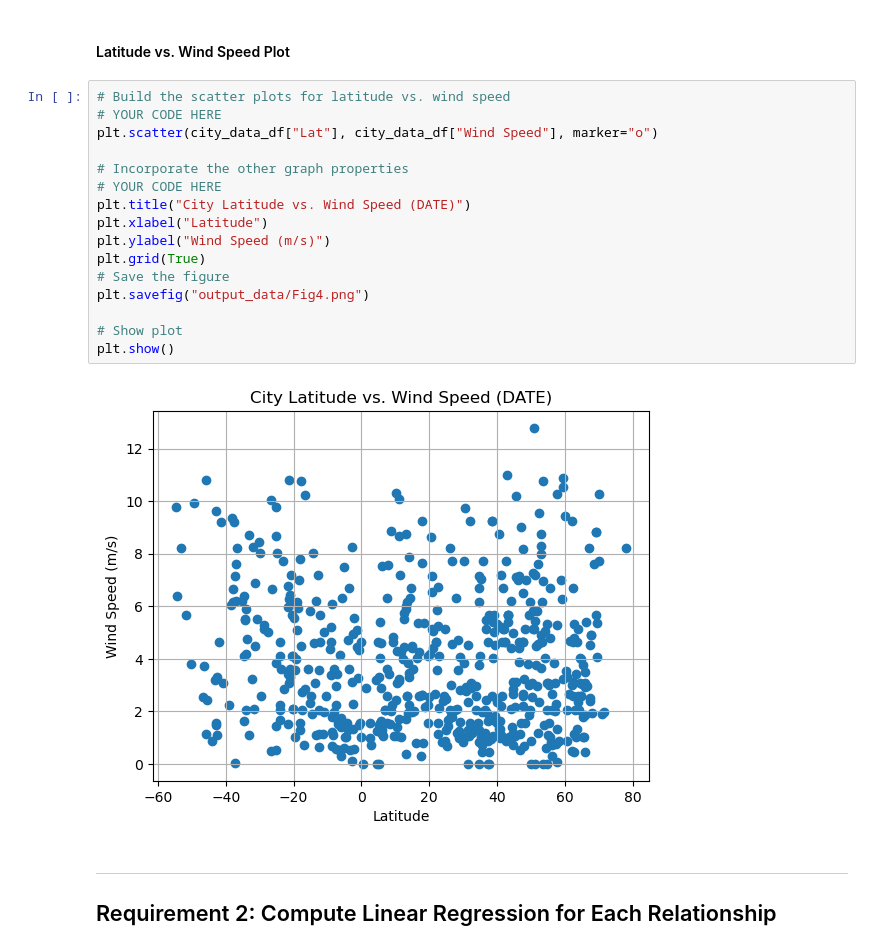
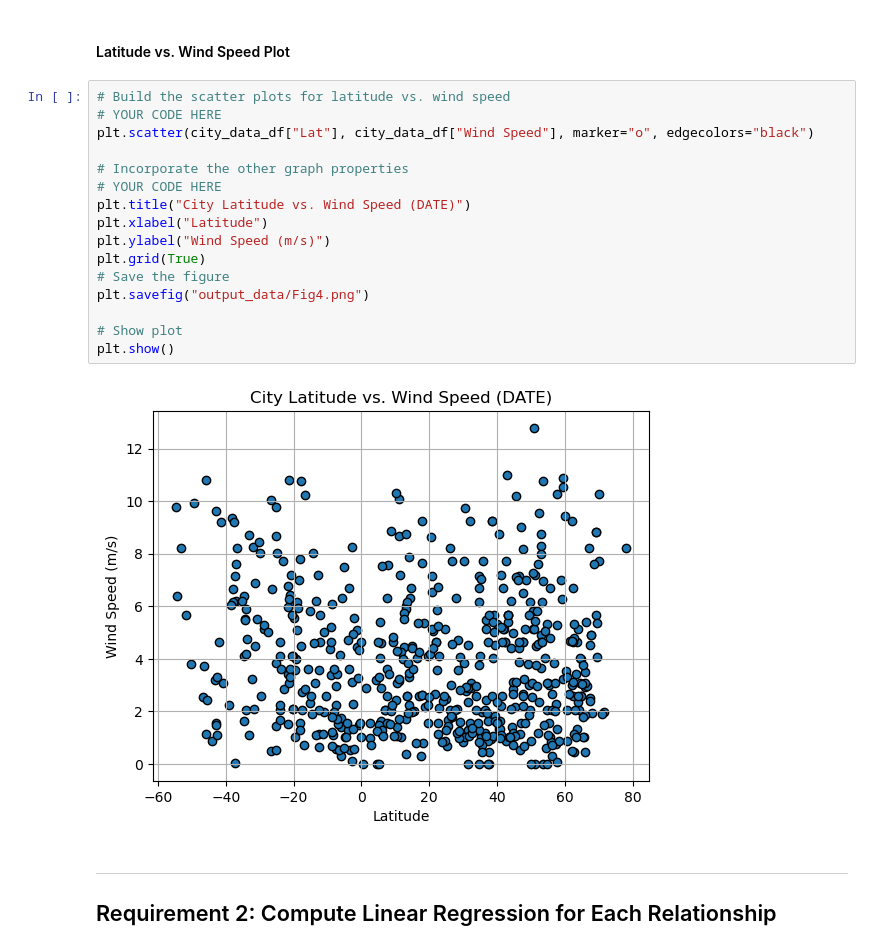
Before and after one commit to TRegan5/python-api-challenge, a Jupyter notebook: WeatherPy/WeatherPy.ipynb, the cells around one changed output. Saved outputs shown, nothing was run; the diff lists cells and outputs as text.

Commit message:
Edgecolors set

```diff
--- a/WeatherPy/WeatherPy.ipynb
+++ b/WeatherPy/WeatherPy.ipynb
@@ -257,21 +257,21 @@ plt.show()
 # %%
 # Build the scatter plots for latitude vs. wind speed
 # YOUR CODE HERE
-plt.scatter(city_data_df["Lat"], city_data_df["Wind Speed"], marker="o")
+plt.scatter(city_data_df["Lat"], city_data_df["Wind Speed"], marker="o", edgecolors="black")
 
 # Incorporate the other graph properties
 # YOUR CODE HERE
 plt.title("City Latitude vs. Wind Speed (DATE)")
 plt.xlabel("Latitude")
 plt.ylabel("Wind Speed (m/s)")
 plt.grid(True)
 # Save the figure
 plt.savefig("output_data/Fig4.png")
 
 # Show plot
 plt.show()
 # %% [output]
-[figure, old version]
+[figure, new version]
 # %% [markdown]
 ---
 
```
Also changed, not shown: parts of 3 cells of this notebook, 4 other files.
